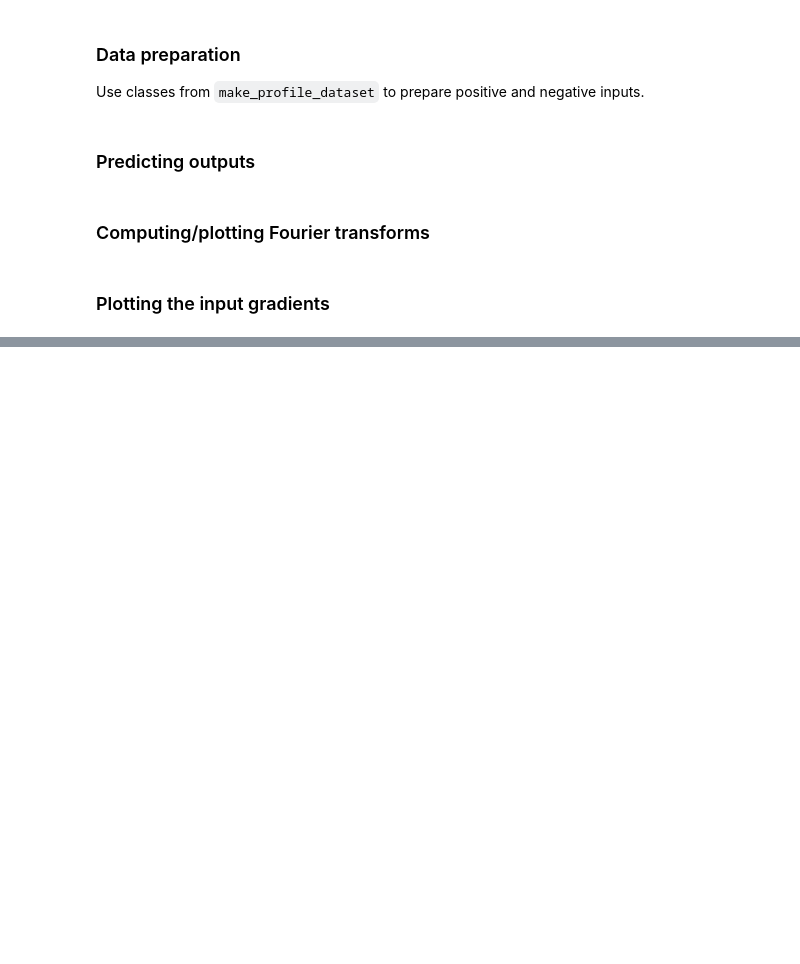
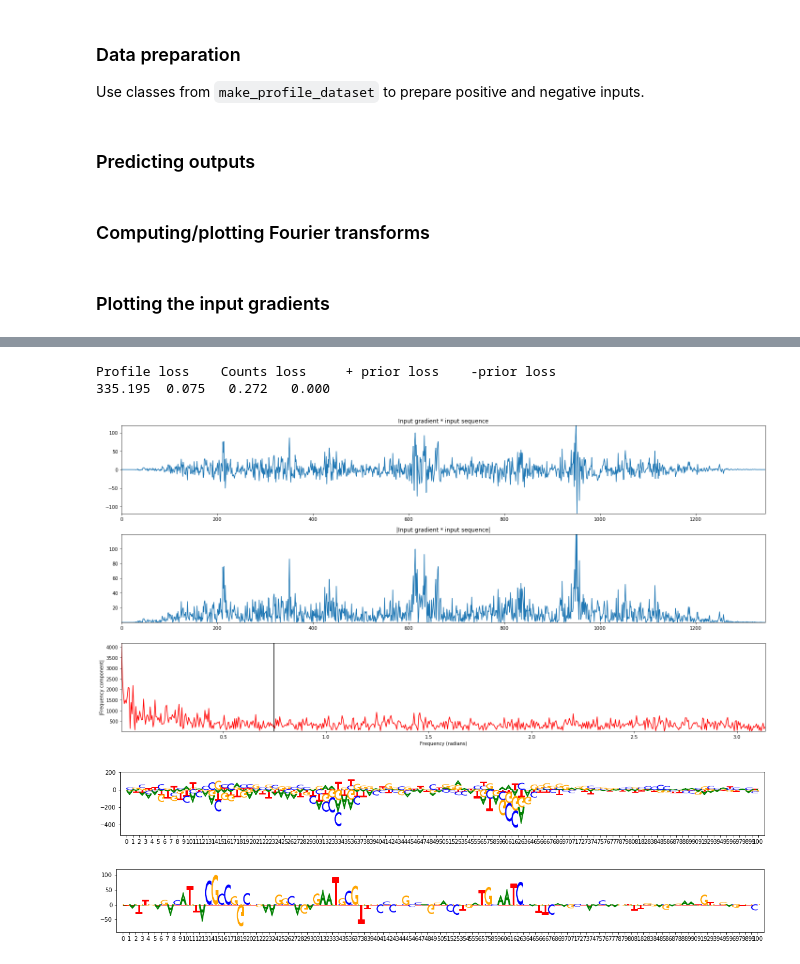
Before and after one commit to amtseng/fourier_attribution_priors, a Jupyter notebook: notebooks/input_gradients.ipynb, the cells around one changed output, grey strips where cells are left out. Saved outputs shown, nothing was run; the diff lists cells and outputs as text; code cells hidden in the pictures; blank space fills up the shorter version.

```diff
--- a/notebooks/input_gradients.ipynb
+++ b/notebooks/input_gradients.ipynb
@@ -176,3 +192,18 @@ pos_coords_table.sample(10)
 # %%
 # Sample some negative coordinates
 neg_coord_sampler.sample_intervals(10)
+# %%
+log_pred_profs, log_pred_counts, true_profs, true_counts, input_seqs, input_grads = \
+    predict_coords([("chr10", 61901162, 61902162)] * 50, att_prior_pos_limit=att_prior_pos_limit)
+plot_grad_and_fft(input_grads[0], input_seqs[0], pos_limit=att_prior_pos_limit)
+slc = slice(1030, 1090)
+slc = slice(290, 350)
+slc = slice(600, 700)
+viz_sequence.plot_weights(input_grads[0][slc])
+viz_sequence.plot_weights((input_grads[0] * input_seqs[0])[slc])
+# %% [output]
+Profile loss    Counts loss     + prior loss    -prior loss
+335.195  0.075   0.272   0.000
+[figure, added]
+[figure, added]
+[figure, added]
```
Also changed, not shown: parts of 9 cells of this notebook, 6 other files.
